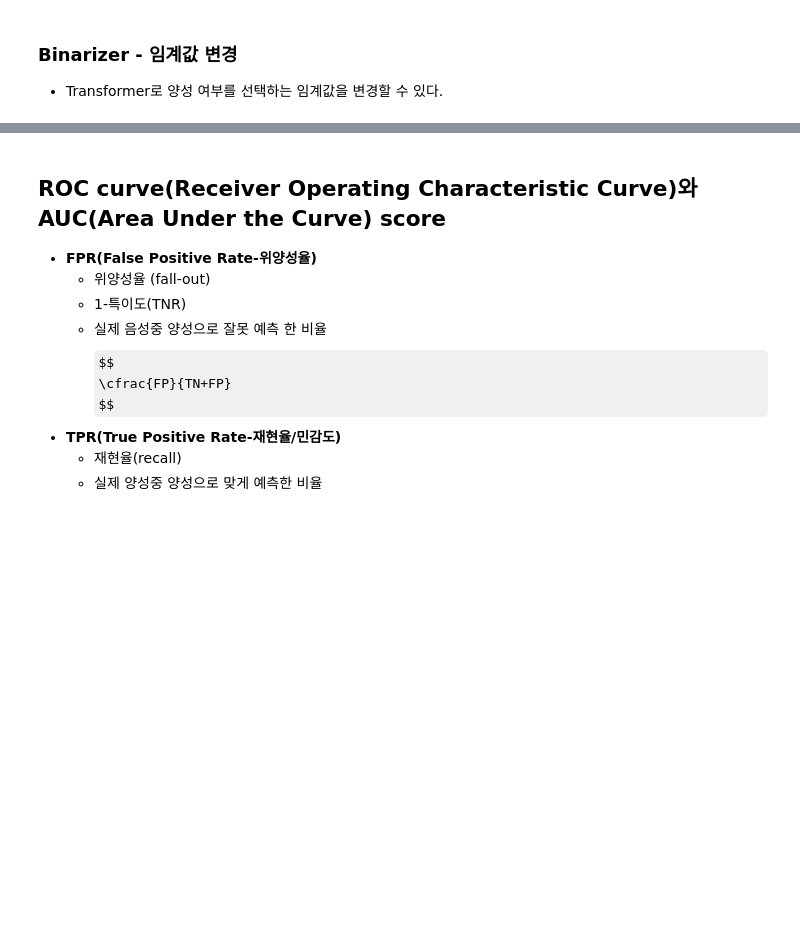
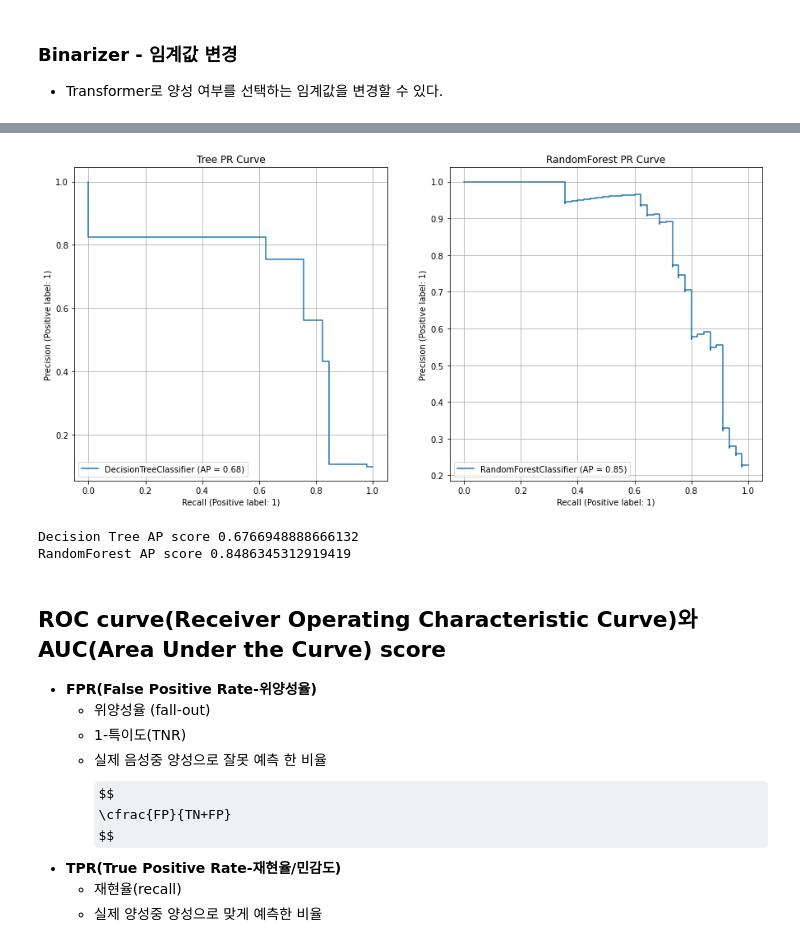
Before and after one commit to purple-cabbage0030/class_review, a Jupyter notebook: 11.MachineLearning/05_분류 평가지표.ipynb, the cells around one changed output, grey strips where cells are left out. Saved outputs shown, nothing was run; the diff lists cells and outputs as text; code cells hidden in the pictures; some formulas as TeX source; blank space fills up the shorter version.

```diff
--- a/11.MachineLearning/05_분류 평가지표.ipynb
+++ b/11.MachineLearning/05_분류 평가지표.ipynb
@@ -584,3 +789,25 @@ plt.show()
+# %%
+# plot_precision_recall_curve() 이용해서 그리기
+fig, ax = plt.subplots(1, 2, figsize=(15, 7))
+# plot_precision_recall_curve(모델, X, y)
+plot_precision_recall_curve(tree, X_test, y_test, ax=ax[0])
+plot_precision_recall_curve(rf, X_test, y_test, ax=ax[1])
+
+ax[0].set_title('Tree PR Curve')
+ax[0].grid(True)
+ax[1].set_title('RandomForest PR Curve')
+ax[1].grid(True)
+plt.show()
+# %% [output]
+[figure, added]
+# %%
+# AP score 조회
+# average_precision_score(y값, 양성일 확률)
+print('Decision Tree AP score', average_precision_score(y_test, proba_test_tree))
+print('RandomForest AP score', average_precision_score(y_test, proba_test_rf))
+# %% [output]
+Decision Tree AP score 0.6766948888666132
+RandomForest AP score 0.8486345312919419
 # %% [markdown]
 ## ROC curve(Receiver Operating Characteristic Curve)와 AUC(Area Under the Curve) score
 
```
Also changed, not shown: parts of 17 cells of this notebook.
